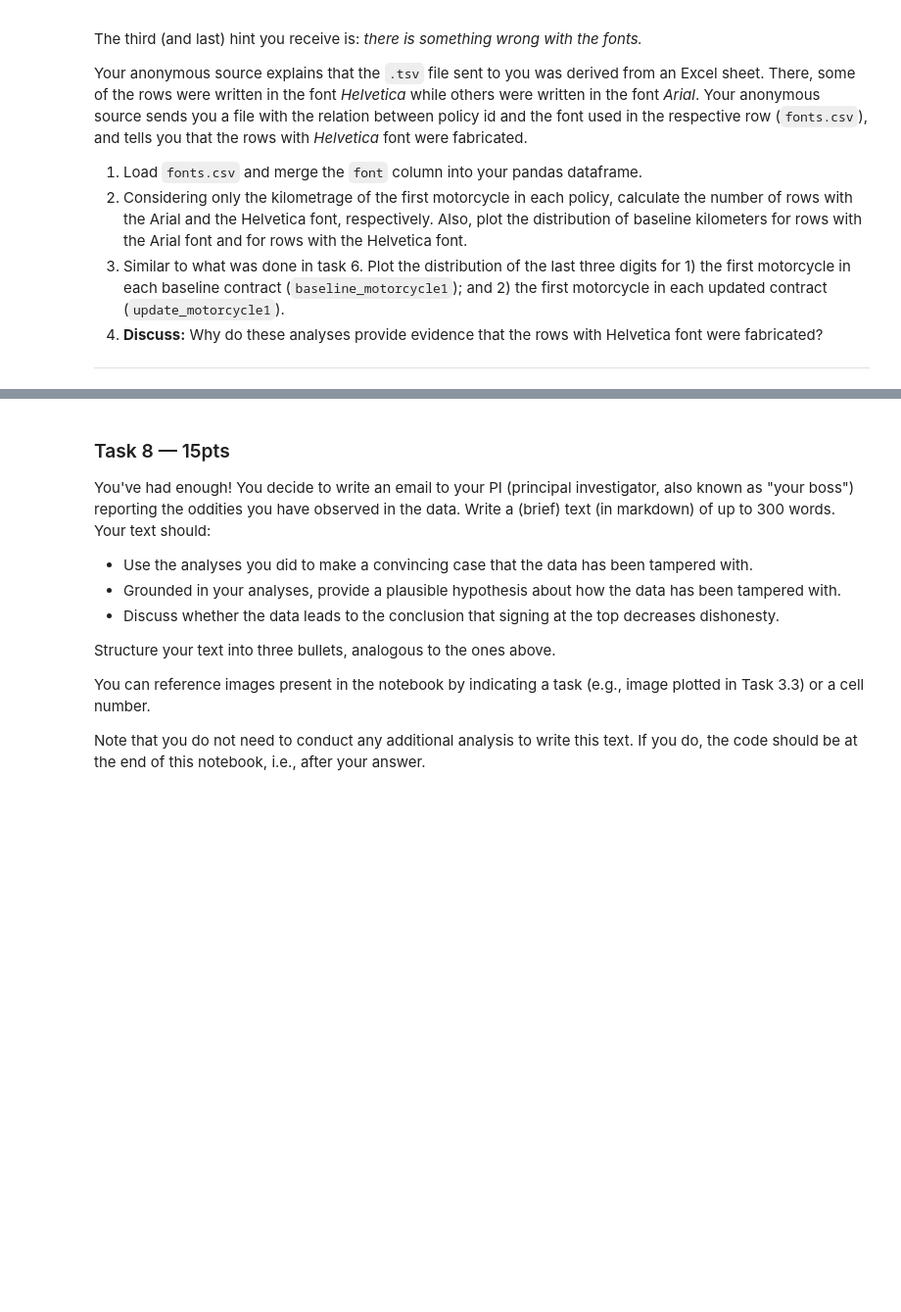
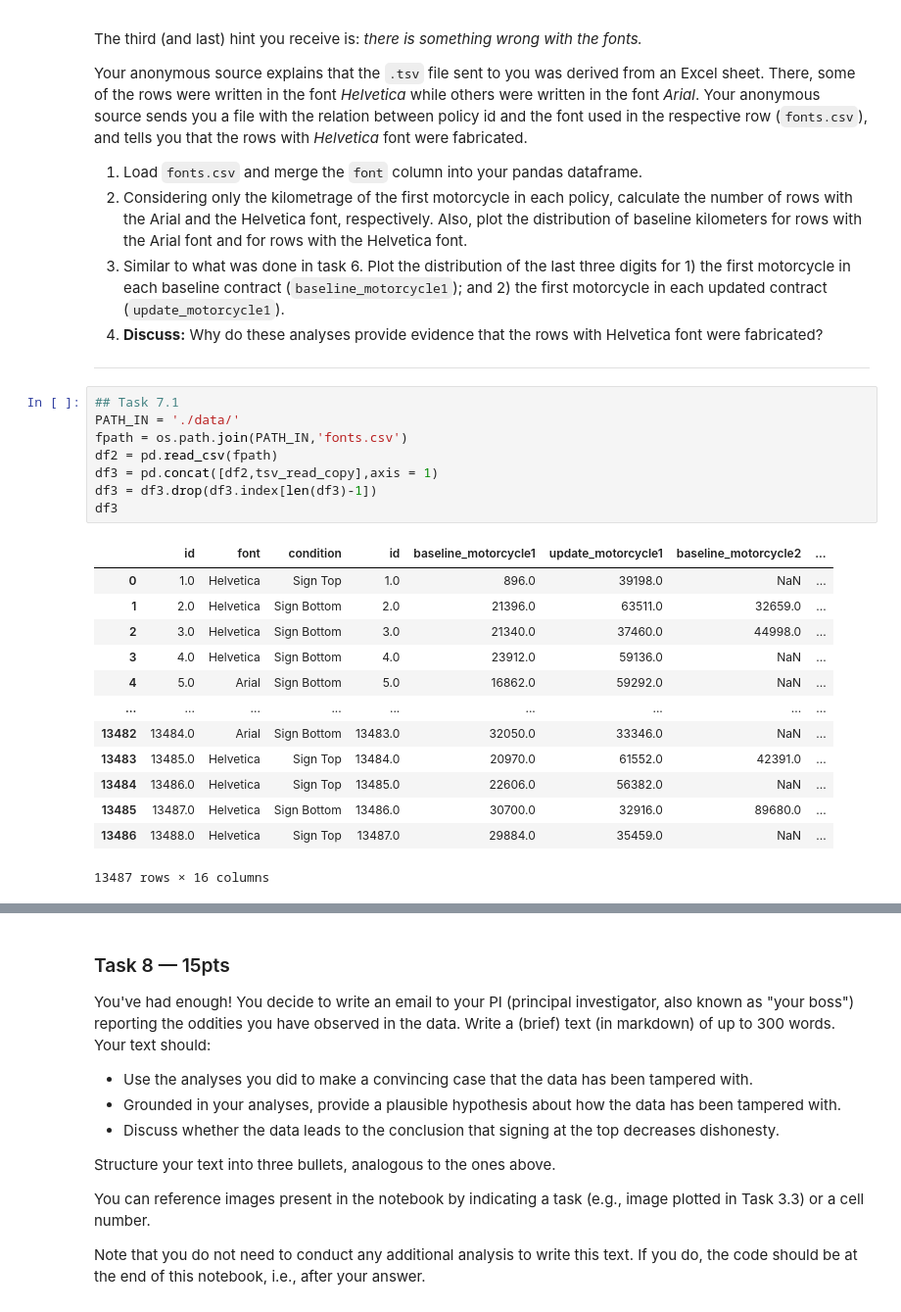
Before and after one commit to lancelotzomax/2021, a Jupyter notebook: Homework/01 - Pandas Data Wrangling and Data Viz/hw1.ipynb, the cells around one changed output, grey strips where cells are left out. Shown at 98% size. Drawn from its saved outputs; the diff is of its cells as text; blank space fills up the shorter version.

```diff
--- a/Homework/01 - Pandas Data Wrangling and Data Viz/hw1.ipynb
+++ b/Homework/01 - Pandas Data Wrangling and Data Viz/hw1.ipynb
@@ -728,3 +805,25 @@ each baseline contract (`baseline_motorcycle1`); and 2) the first motorcycle in
 4. **Discuss:** Why do these analyses provide evidence that the rows with Helvetica font were fabricated?
 
 ---
+# %%
+## Task 7.1
+PATH_IN = './data/'
+fpath = os.path.join(PATH_IN,'fonts.csv')
+df2 = pd.read_csv(fpath)
+df3 = pd.concat([df2,tsv_read_copy],axis = 1)
+df3 = df3.drop(df3.index[len(df3)-1])
+df3
+# %% [output]
+|  | id | font | condition | id | baseline_motorcycle1 | update_motorcycle1 | baseline_motorcycle2 | ... |
+| 0 | 1.0 | Helvetica | Sign Top | 1.0 | 896.0 | 39198.0 | NaN | ... |
+| 1 | 2.0 | Helvetica | Sign Bottom | 2.0 | 21396.0 | 63511.0 | 32659.0 | ... |
+| 2 | 3.0 | Helvetica | Sign Bottom | 3.0 | 21340.0 | 37460.0 | 44998.0 | ... |
+| 3 | 4.0 | Helvetica | Sign Bottom | 4.0 | 23912.0 | 59136.0 | NaN | ... |
+| 4 | 5.0 | Arial | Sign Bottom | 5.0 | 16862.0 | 59292.0 | NaN | ... |
+| ... | ... | ... | ... | ... | ... | ... | ... | ... |
+| 13482 | 13484.0 | Arial | Sign Bottom | 13483.0 | 32050.0 | 33346.0 | NaN | ... |
+| 13483 | 13485.0 | Helvetica | Sign Top | 13484.0 | 20970.0 | 61552.0 | 42391.0 | ... |
+| 13484 | 13486.0 | Helvetica | Sign Top | 13485.0 | 22606.0 | 56382.0 | NaN | ... |
+| 13485 | 13487.0 | Helvetica | Sign Bottom | 13486.0 | 30700.0 | 32916.0 | 89680.0 | ... |
+| 13486 | 13488.0 | Helvetica | Sign Top | 13487.0 | 29884.0 | 35459.0 | NaN | ... |
+13487 rows × 16 columns
```
Also changed, not shown: parts of 14 cells of this notebook.
